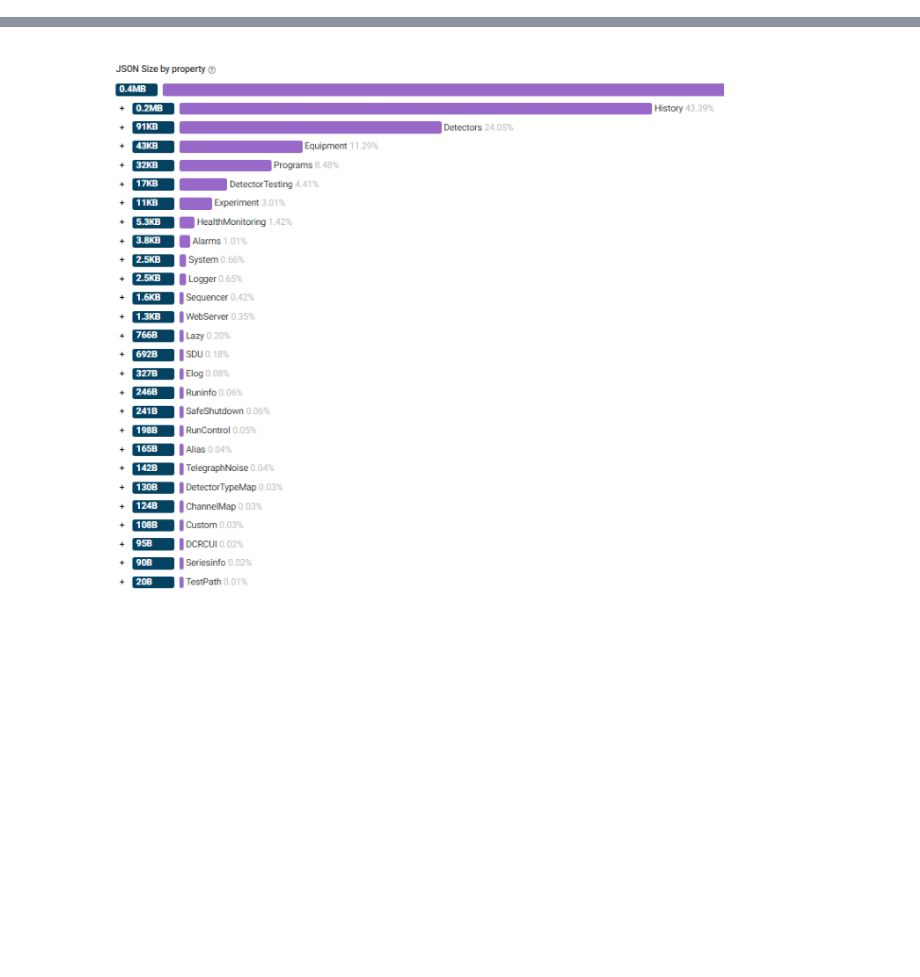
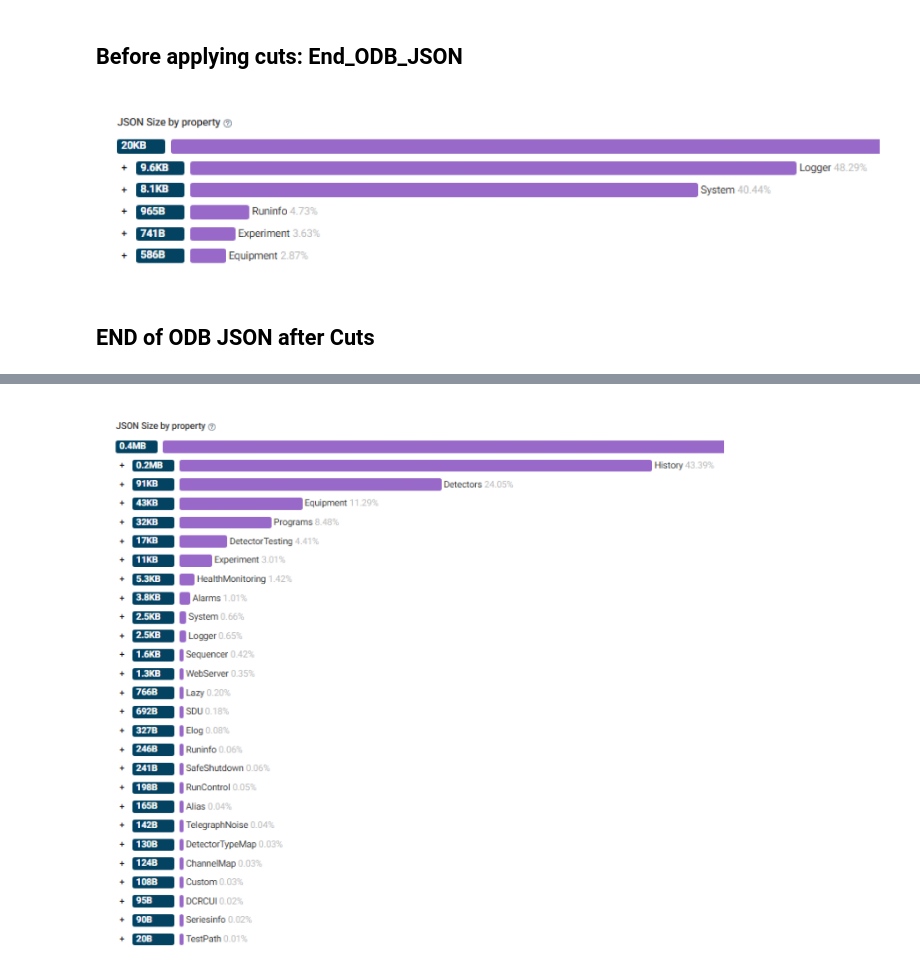
Before and after one commit to pibion/ODB_snippet, a Jupyter notebook: Final_Check/Final_updated/Final_notebook.ipynb, the cells around one changed output, grey strips where cells are left out. Drawn from its saved outputs; the diff is of its cells as text; code cells hidden in the pictures; blank space fills up the shorter version.

```diff
--- a/Final_Check/Final_updated/Final_notebook.ipynb
+++ b/Final_Check/Final_updated/Final_notebook.ipynb
@@ -26,3 +41,18 @@ plt.show()
+# %% [markdown]
+## Before applying cuts: End_ODB_JSON
+# %%
+import matplotlib.pyplot as plt
+import matplotlib.image as mpimg
+img = mpimg.imread("../Comparing_New/Unprune_odb_stop.png")
+plt.figure(figsize=(12, 8))  #
+plt.imshow(img)
+plt.axis("off")  # hide axes
+plt.show()
+#just one detector was turn on!
+# %% [output]
+[figure, added]
+# %% [markdown]
+## END of ODB JSON after Cuts
 # %%
 json1_f_start = read_json_from_file('../Comparing_New/Old_odbstop.json')
 json_after_cut1 = abcd.filter_and_clean_json(json1_f_start)
```
Also changed, not shown: parts of 14 cells of this notebook, 5 other files.
